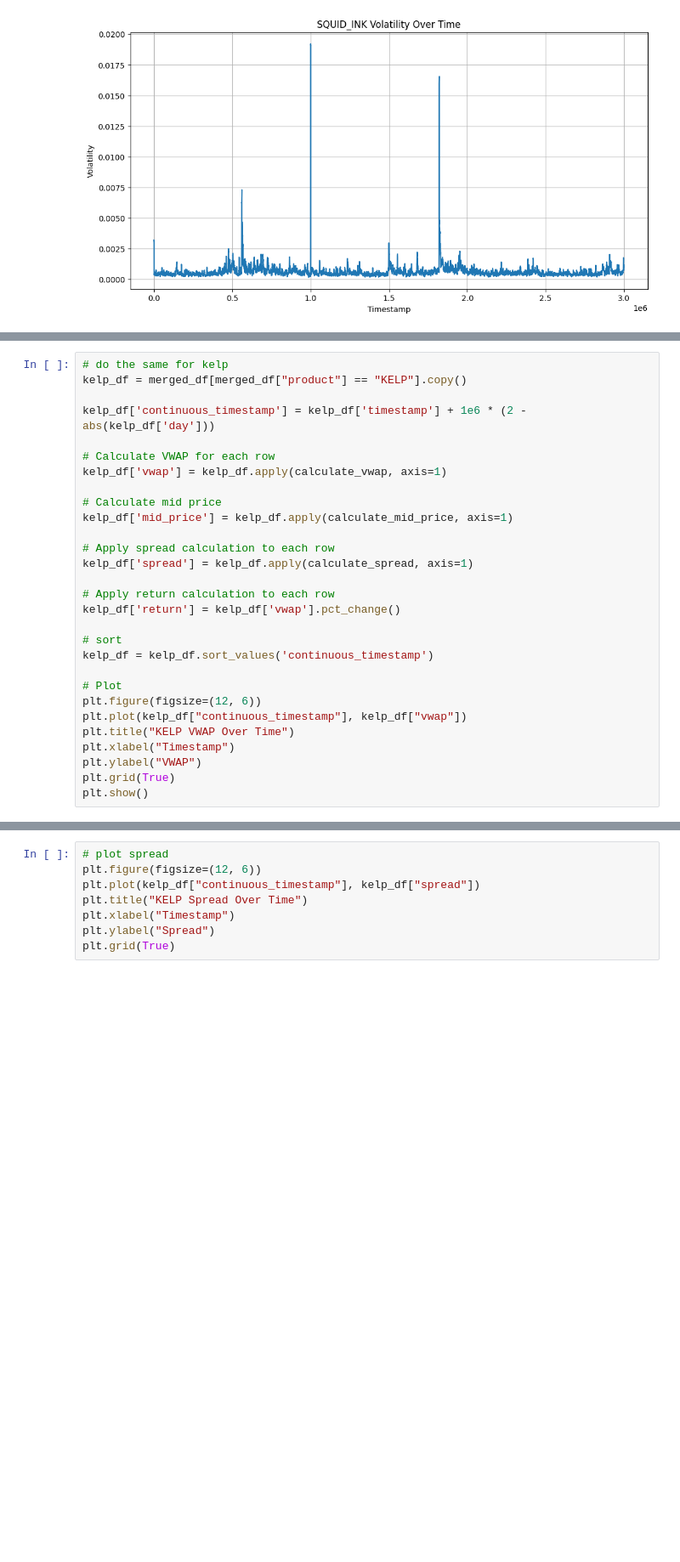
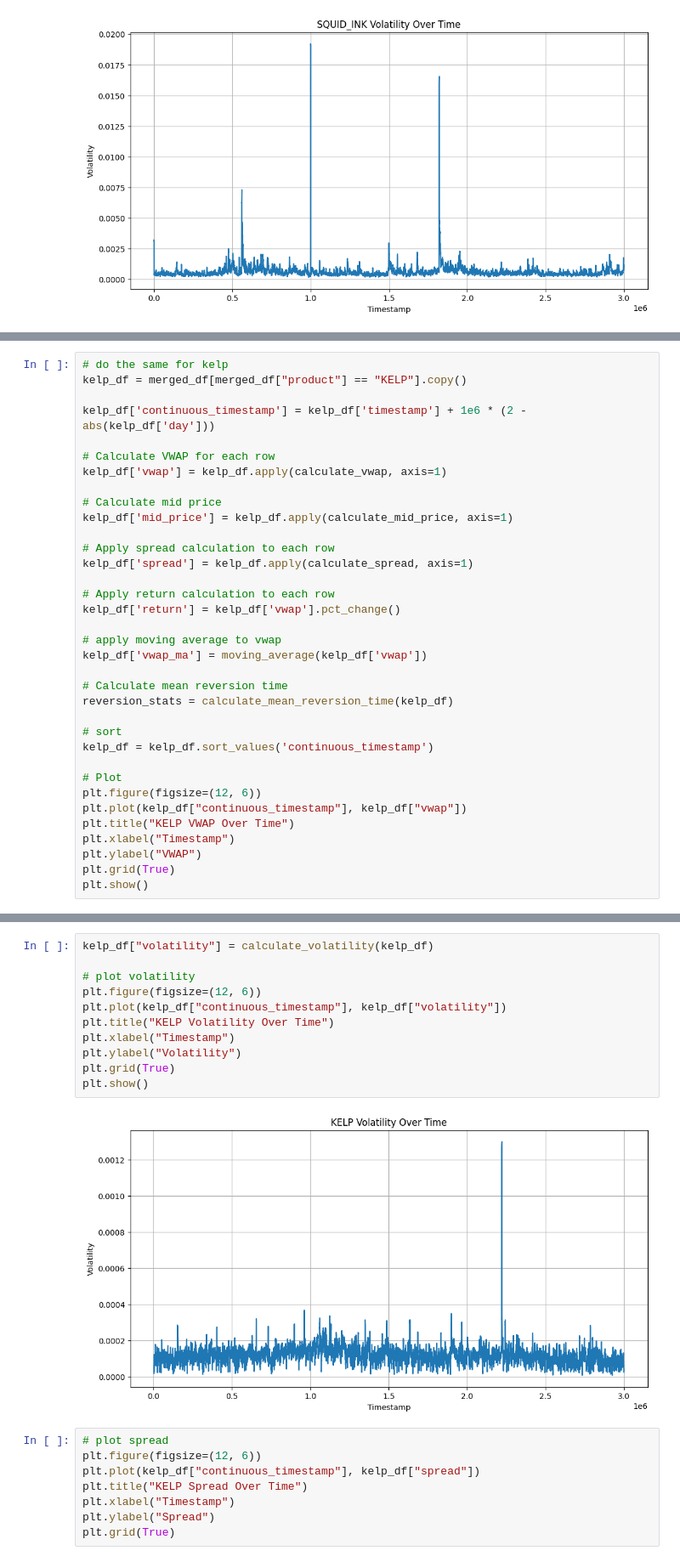
Before and after one commit to shank959/prosperity-imc25, a Jupyter notebook: rounds/round1/eda/round1_eda.ipynb, the cells around one changed output, grey strips where cells are left out. Shown at 85% size. Drawn from its saved outputs; the diff is of its cells as text; blank space fills up the shorter version.

```diff
--- a/rounds/round1/eda/round1_eda.ipynb
+++ b/rounds/round1/eda/round1_eda.ipynb
@@ -286,6 +413,12 @@ kelp_df['spread'] = kelp_df.apply(calculate_spread, axis=1)
 # Apply return calculation to each row
 kelp_df['return'] = kelp_df['vwap'].pct_change()
 
+# apply moving average to vwap
+kelp_df['vwap_ma'] = moving_average(kelp_df['vwap'])
+
+# Calculate mean reversion time
+reversion_stats = calculate_mean_reversion_time(kelp_df)
+
 # sort
 kelp_df = kelp_df.sort_values('continuous_timestamp')
 
@@ -301,4 +437,17 @@ plt.show()
 [figure]
+# %%
+kelp_df["volatility"] = calculate_volatility(kelp_df)
+
+# plot volatility
+plt.figure(figsize=(12, 6))
+plt.plot(kelp_df["continuous_timestamp"], kelp_df["volatility"])
+plt.title("KELP Volatility Over Time")
+plt.xlabel("Timestamp")
+plt.ylabel("Volatility")
+plt.grid(True)
+plt.show()
+# %% [output]
+[figure, added]
 # %%
 # plot spread
 plt.figure(figsize=(12, 6))
```
Also changed, not shown: parts of 9 cells of this notebook.
